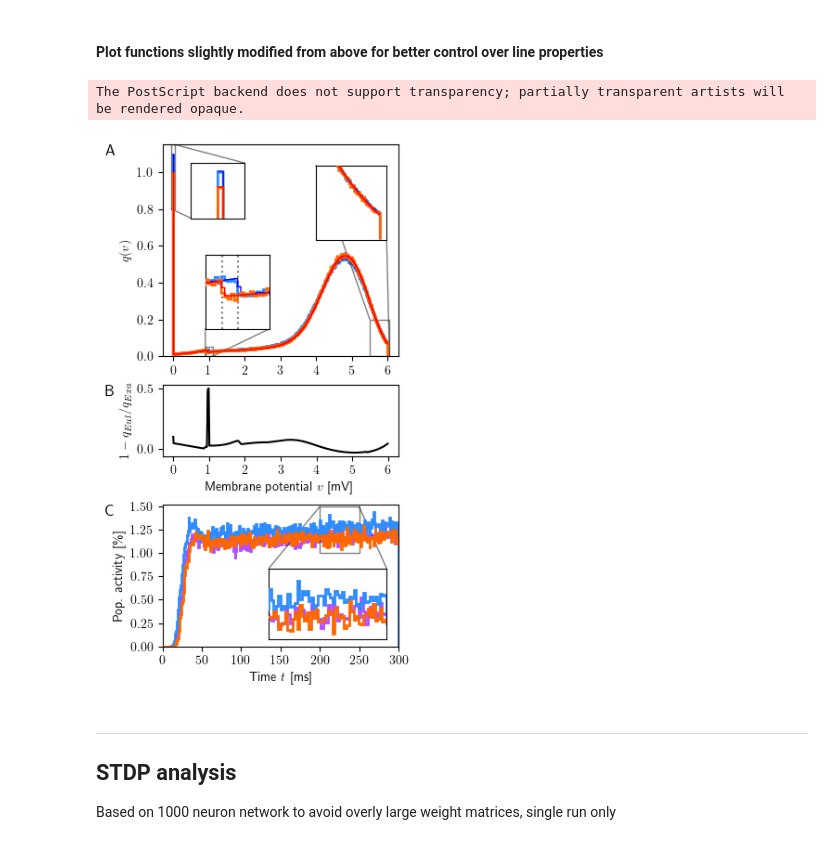
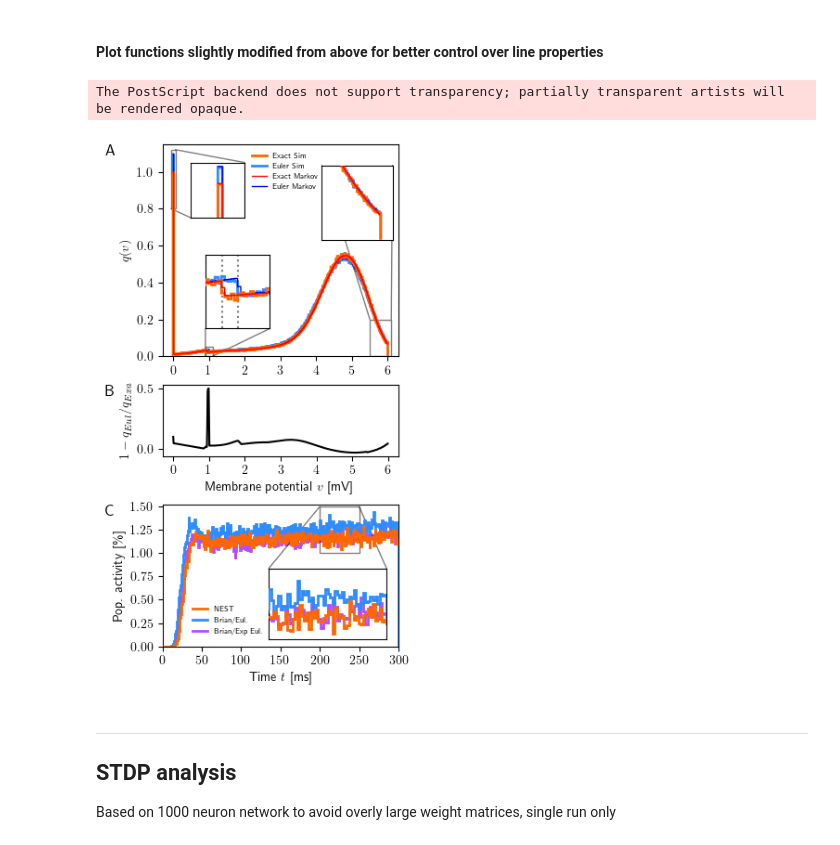
Before and after one commit to heplesser/comment_vieth_code, a Jupyter notebook: Plesser_CommentaryVieth_Supplement.ipynb, the cells around one changed output. Drawn from its saved outputs; the diff is of its cells as text; code cells hidden in the pictures.

Commit message:
Revision: add legend to plot, compare Euler vs Exact for Brunel model

```diff
--- a/Plesser_CommentaryVieth_Supplement.ipynb
+++ b/Plesser_CommentaryVieth_Supplement.ipynb
@@ -578,8 +578,8 @@ hc_ex, be_ex = np.histogram(V_exact, bins=600, density=True);
 #### Plot functions slightly modified from above for better control over line properties
 # %%
 def plot_pV(ax):
-    ax.stairs(hc_ex, be_ex, label='Exact simul', lw=2, ec=(1, 0.4, 0.), zorder=50);
-    ax.stairs(hc_eu, be_eu, label='Euler simul', lw=2, ec=(0.18, 0.55, 1.), zorder=0);
+    ax.stairs(hc_ex, be_ex, label='Exact Sim', lw=2, ec=(1, 0.4, 0.), zorder=50);
+    ax.stairs(hc_eu, be_eu, label='Euler Sim', lw=2, ec=(0.18, 0.55, 1.), zorder=0);
     ax.step(vv_exact, phi_exact*100, where='post', label='Exact Markov', lw=1, c='r', zorder=100);
     ax.step(vv_euler, phi_euler*100, where='post', label='Euler Markov', lw=1, c=(0., 0., 1.0), zorder=20);
 # %%
@@ -594,26 +594,28 @@ def pplot_set(data, bins, n_size, ax, cases, legend=True):
     for key, (label, params) in cases.items():
         pplot_activity(data[key]['spikes_t'], bins, n_size, ax, label, params);
     if legend:
-        ax.legend();
+        ax.legend(fontsize='xx-small', loc='lower left', bbox_to_anchor=(0.1, 0.03), frameon=False);
 # %%
 pcases = {
     'nest': ('NEST', {'lw': 2, 'ec': (1, 0.4, 0.), 'zorder': 100}),
-    'brian_delta_euler': ('Brian (Euler)', {'lw': 2, 'ec': (0.18, 0.55, 1.), 'zorder': 10}),
-    'brian_delta_expeuler': ('Brian (Exp Euler)', {'lw': 2, 'ec': (0.7, 0.3, 1), 'zorder': 0})}
+    'brian_delta_euler': ('Brian/Eul.', {'lw': 2, 'ec': (0.18, 0.55, 1.), 'zorder': 10}),
+    'brian_delta_expeuler': ('Brian/Exp Eul.', {'lw': 2, 'ec': (0.7, 0.3, 1), 'zorder': 0})}
 # %%
 plt.rc('text', usetex=True);
 fig, axd = plt.subplot_mosaic([['top'],
                                ['middle'],
                               ['bottom']],
-                              height_ratios=[3, 1, 2],
+                              height_ratios=[3, 1, 2], #[0.55, 0.15, 0.3],
                               figsize=(85/25.4, 150/25.4), layout="constrained")
 
 ax = axd['top'];
 plot_pV(ax);
 ax.set_ylabel('$q(v)$');
 ax.set_xticks(range(7));
+ax.set_ylim(0, 1.15);
+ax.legend(fontsize='xx-small', loc='lower left', bbox_to_anchor=(0.35, 0.75), frameon=False);
 
-ix1 = ax.inset_axes([0.65, 0.55, 0.3, 0.35], xlim=[5.5, 6.05], ylim=[0, 0.2], xticks=[], yticks=[]);
+ix1 = ax.inset_axes([0.675, 0.55, 0.3, 0.35], xlim=[5.5, 6.1], ylim=[0, 0.2], xticks=[], yticks=[]);
 plot_pV(ix1)
 _, cl1 = ax.indicate_inset_zoom(ix1, edgecolor="black");
 for cl in cl1:
@@ -626,38 +628,38 @@ plot_pV(ix2)
 _, cl2 = ax.indicate_inset_zoom(ix2, edgecolor="black");
 ix2.vlines([alpha_exact, alpha_euler], ymin=0, ymax=0.05, colors='gray', ls=':', zorder=-100);
 
-ix3 = ax.inset_axes([0.5, 0.75, 1.5, 0.3], xlim=[-0.05, 0.05], ylim=[0.8, 1.15], xticks=[], yticks=[],
+ix3 = ax.inset_axes([0.5, 0.75, 1.5, 0.3], xlim=[-0.06, 0.06], ylim=[0.8, 1.12], xticks=[], yticks=[],
                    transform=ax.transData);
 plot_pV(ix3)
 _, cl3 = ax.indicate_inset_zoom(ix3, edgecolor="black");
 
 ax4 = axd['middle']
 ax4.plot(vv_exact, phi_euler/phi_exact-1, c='k');
 ax4.set_xlabel('Membrane potential $v$ [mV]');
 ax4.set_ylabel('$1-q_{{Eul}}/q_{{Exa}}$');
 ax4.set_xticks(range(7));
 ax4.text(-0.2, 1, 'B', transform=ax4.transAxes, va='top', ha='right', fontsize='large', fontweight='bold')
 
 ax5 = axd['bottom']
 bins = np.arange(0, 305, 1);
-pplot_set(full, bins, 10000, ax5, pcases, legend=False);
+pplot_set(full, bins, 10000, ax5, pcases, legend=True);
 ax5.set_xlabel('Time $t$ [ms]');
 ax5.set_ylabel(r'Pop. activity [\%]');
 ax5.set_yticks(np.arange(0, 1.51, 0.25));
 ax5.set_xlim(0, 300);
 ax5.text(-0.2, 1, 'C', transform=ax5.transAxes, va='top', ha='right', fontsize='large', fontweight='bold')
 
 ix5= ax5.inset_axes([0.45, 0.05, 0.5, 0.5], xticks=[], yticks=[]);
 pplot_set(full, bins, 10000, ix5, pcases, legend=False);
 ix5.set_xlim(200, 250);
 ix5.set_ylim(1, 1.5);
 _, cl5 = ax5.indicate_inset_zoom(ix5, edgecolor="black");
 
 
 plt.savefig('figures/markov_analysis.eps', bbox_inches='tight');
 # %% [output]
 The PostScript backend does not support transparency; partially transparent artists will be rendered opaque.
-[figure, old version]
+[figure, new version]
 # %% [markdown]
 ----
 
```
Also changed, not shown: parts of 19 cells of this notebook, 3 other files.
